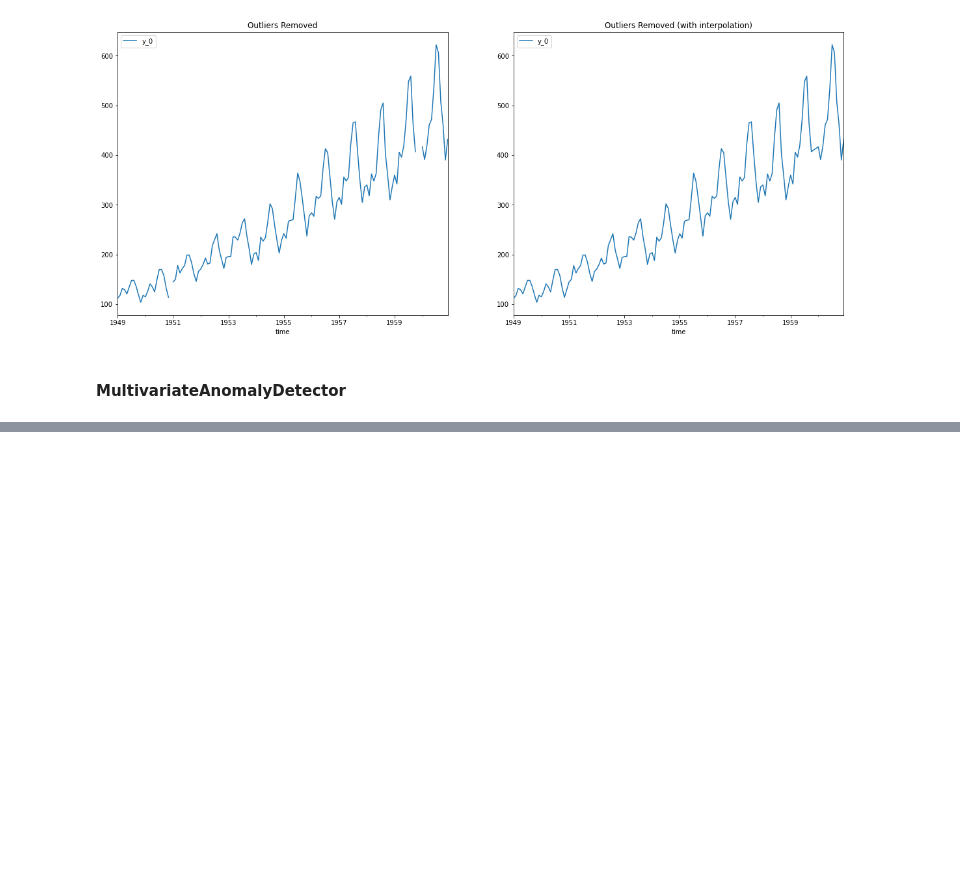
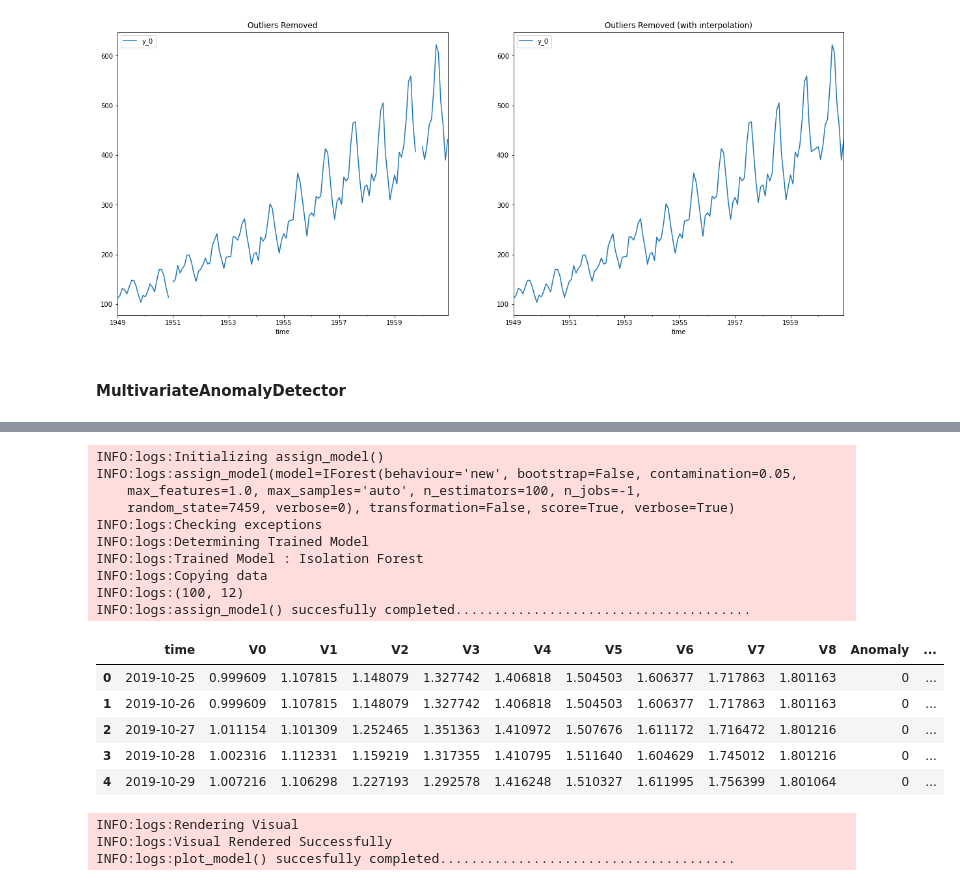
Before and after one commit to bcheng004/Kats-example, a Jupyter notebook: notebooks/bcheng004_Kats_windows.ipynb, the cells around one changed output, grey strips where cells are left out. Cells and saved outputs as stored; diff of their text form; code cells hidden in the pictures; blank space fills up the shorter version.

```diff
--- a/notebooks/bcheng004_Kats_windows.ipynb
+++ b/notebooks/bcheng004_Kats_windows.ipynb
@@ -250,0 +334,2 @@ INFO:root:Plotting time series
+# %%
+iforest_model = create_model('iforest')
@@ -250,0 +344,27 @@ INFO:root:Plotting time series
+# %%
+iforest_results = assign_model(iforest_model)
+iforest_results.head()
+# %% [output]
+INFO:logs:Initializing assign_model()
+INFO:logs:assign_model(model=IForest(behaviour='new', bootstrap=False, contamination=0.05,
+    max_features=1.0, max_samples='auto', n_estimators=100, n_jobs=-1,
+    random_state=7459, verbose=0), transformation=False, score=True, verbose=True)
+INFO:logs:Checking exceptions
+INFO:logs:Determining Trained Model
+INFO:logs:Trained Model : Isolation Forest
+INFO:logs:Copying data
+INFO:logs:(100, 12)
+INFO:logs:assign_model() succesfully completed......................................
+|  | time | V0 | V1 | V2 | V3 | V4 | V5 | V6 | V7 | V8 | Anomaly | ... |
+| 0 | 2019-10-25 | 0.999609 | 1.107815 | 1.148079 | 1.327742 | 1.406818 | 1.504503 | 1.606377 | 1.717863 | 1.801163 | 0 | ... |
+| 1 | 2019-10-26 | 0.999609 | 1.107815 | 1.148079 | 1.327742 | 1.406818 | 1.504503 | 1.606377 | 1.717863 | 1.801163 | 0 | ... |
+| 2 | 2019-10-27 | 1.011154 | 1.101309 | 1.252465 | 1.351363 | 1.410972 | 1.507676 | 1.611172 | 1.716472 | 1.801216 | 0 | ... |
+| 3 | 2019-10-28 | 1.002316 | 1.112331 | 1.159219 | 1.317355 | 1.410795 | 1.511640 | 1.604629 | 1.745012 | 1.801216 | 0 | ... |
+| 4 | 2019-10-29 | 1.007216 | 1.106298 | 1.227193 | 1.292578 | 1.416248 | 1.510327 | 1.611995 | 1.756399 | 1.801064 | 0 | ... |
+# %%
+plot_model(iforest_model,plot='umap')
+# two plot options are: 'umap', 'tsne'
+# %% [output]
+INFO:logs:Rendering Visual
+INFO:logs:Visual Rendered Successfully
+INFO:logs:plot_model() succesfully completed......................................
```
Also changed, not shown: parts of 12 cells of this notebook, 1 other file.
